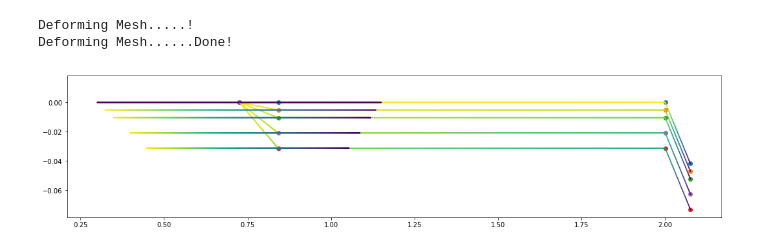
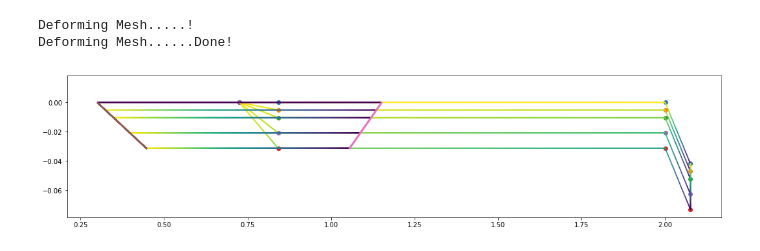
Before and after one commit to arijitlaik/uw_lisa_dir, a Jupyter notebook: tracerFinal.ipynb, the cells around one changed output. Saved outputs shown, nothing was run; the diff lists cells and outputs as text; code cells hidden in the pictures.

```diff
--- a/tracerFinal.ipynb
+++ b/tracerFinal.ipynb
@@ -1056,29 +1056,42 @@ Deforming Mesh......Done!
 # %%
 if uw.nProcs()==1:
     import matplotlib.pyplot as plt
     %matplotlib inline
     plt.rcParams['figure.figsize'] = [18, 4]
 
 tracerSwarm=uw.swarm.Swarm(mesh=mesh)
 slabshapes=np.array(slabshapes)
 slabInCoords= np.array(slabshapes)[:,0:4]
 slablast=np.insert(slabshapes[-1][:3:-1],0,slabshapes[-1][0],axis=0)
 slabInCoords=np.insert(slabInCoords,-1,slablast,axis=0)
 coors=np.array([])
 for x in slabInCoords:
     plt.scatter(x[:,0],x[:,1])
     xs=np.linspace(np.min(x[:,0]),np.max(x[:,0]),1000)
     ys=np.interp(xs,x[:,0],x[:,1])
     if uw.nProcs()==1:
         plt.scatter(xs,ys,s=1,c=xs*ys)
     tracerSwarm.add_particles_with_coordinates(np.column_stack((xs,ys)))
 last=np.array(slabshapes)[-1,0:-3]
 indCoords = np.unique(np.concatenate(np.array(indentorshapes)[:, :, :]), axis=0)
 inEp = np.split(indCoords, 2)
+
 for l,r in zip(inEp[0],np.flip(inEp[1],0)):
     xyS=np.stack((np.linspace(l[0],r[0],1000),np.full((1000,),l[1])), axis=-1)
     if uw.nProcs()==1:
         plt.scatter(xyS[:,0],xyS[:,1],s=1,c=xyS[:,0]*xyS[:,1])
     tracerSwarm.add_particles_with_coordinates(xyS)
+tip=slabshapes[0,3],slabshapes[-1,-3]
+tip=np.stack((np.full((500,),tip[0][0]),(np.linspace(tip[0][1],tip[-1][1],500))), axis=-1)
+tracerSwarm.add_particles_with_coordinates(np.column_stack((np.linspace(inEp[0][0][0],inEp[0][-1][0],500),np.linspace(inEp[0][0][1],inEp[0][-1][1],500))));
+tracerSwarm.add_particles_with_coordinates(np.column_stack((np.linspace(inEp[1][0][0],inEp[1][-1][0],500),np.linspace(inEp[1][0][1],inEp[1][-1][1],500))));
+tracerSwarm.add_particles_with_coordinates(tip);
+tincord=tracerSwarm.add_variable(dataType="double", count=2)
+tincord.data[:]=tracerSwarm.particleCoordinates.data[:]
+if uw.nProcs()==1:
+    plt.scatter(np.linspace(inEp[0][0][0],inEp[0][-1][0],500),np.linspace(inEp[0][0][1],inEp[0][-1][1],500),s=1.)
+    plt.scatter(np.linspace(inEp[1][0][0],inEp[1][-1][0],500),np.linspace(inEp[1][0][1],inEp[1][-1][1],500),s=1.)
+    xyS=tip
+    plt.scatter(xyS[:,0],xyS[:,1],s=1,c=xyS[:,0]*xyS[:,1])
 # %% [output]
-[figure, old version]
+[figure, new version]
```
Also changed, not shown: parts of 7 cells of this notebook, 1 other file.
